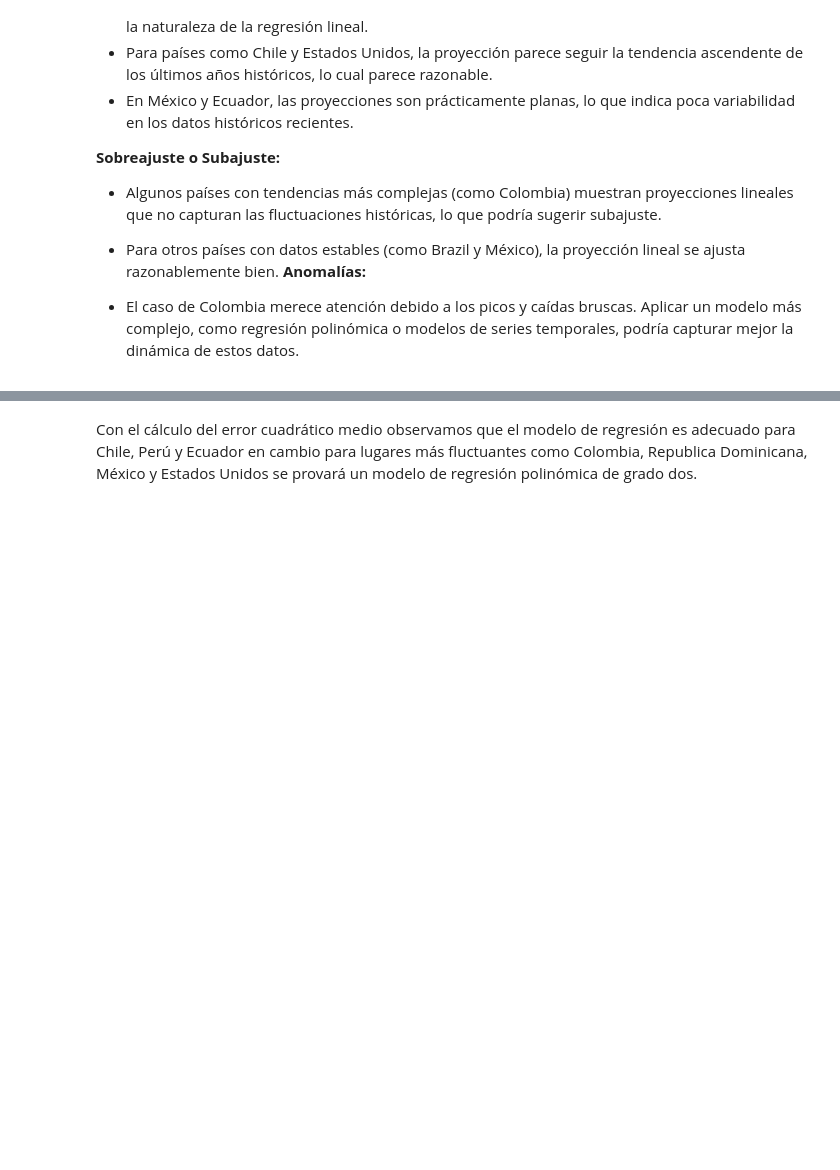
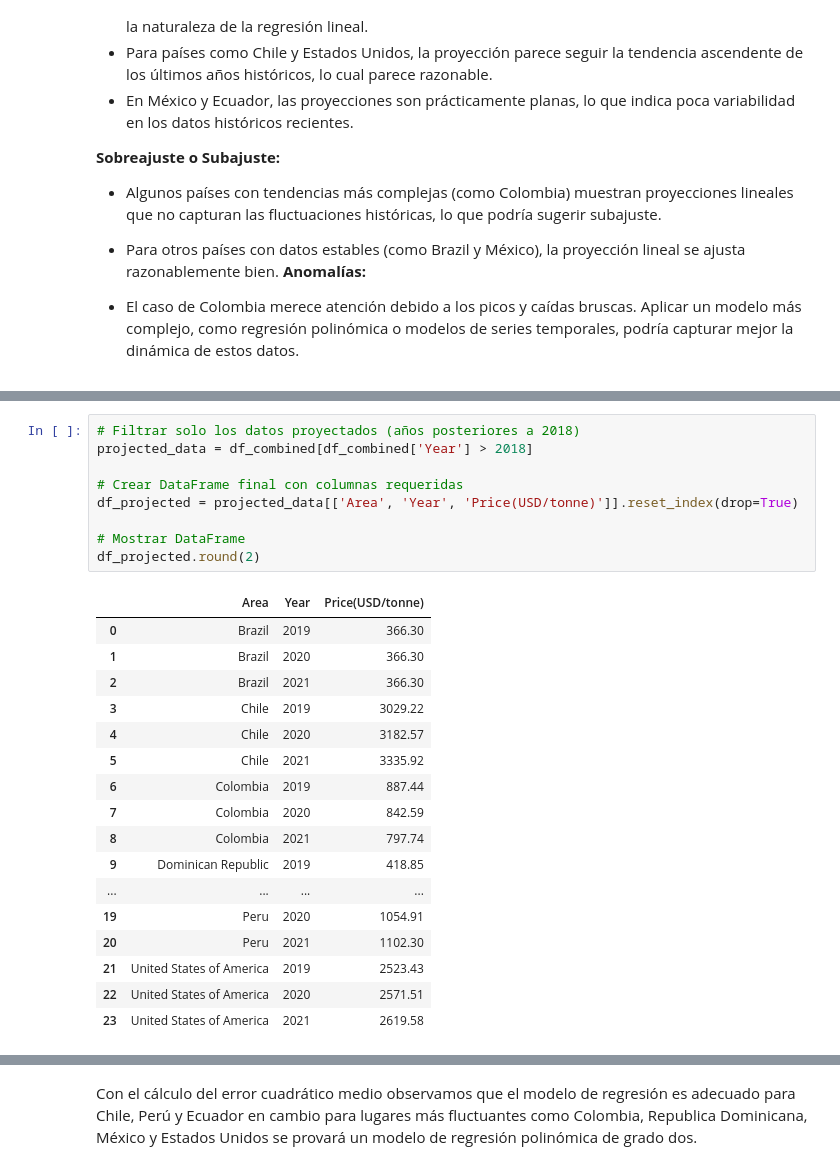
Before and after one commit to Julix4/AvoEconomics, a Jupyter notebook: Proveedores-analisis.ipynb, the cells around one changed output, grey strips where cells are left out. Saved outputs shown, nothing was run; the diff lists cells and outputs as text; blank space fills up the shorter version.

```diff
--- a/Proveedores-analisis.ipynb
+++ b/Proveedores-analisis.ipynb
@@ -468,6 +486,33 @@ plt.tight_layout(rect=[0, 0, 1, 0.96])
 plt.show()
 # %% [output]
 [figure]
+# %%
+# Filtrar solo los datos proyectados (años posteriores a 2018)
+projected_data = df_combined[df_combined['Year'] > 2018]
+
+# Crear DataFrame final con columnas requeridas
+df_projected = projected_data[['Area', 'Year', 'Price(USD/tonne)']].reset_index(drop=True)
+
+# Mostrar DataFrame
+df_projected.round(2)
+# %% [output]
+|  | Area | Year | Price(USD/tonne) |
+| 0 | Brazil | 2019 | 366.30 |
+| 1 | Brazil | 2020 | 366.30 |
+| 2 | Brazil | 2021 | 366.30 |
+| 3 | Chile | 2019 | 3029.22 |
+| 4 | Chile | 2020 | 3182.57 |
+| 5 | Chile | 2021 | 3335.92 |
+| 6 | Colombia | 2019 | 887.44 |
+| 7 | Colombia | 2020 | 842.59 |
+| 8 | Colombia | 2021 | 797.74 |
+| 9 | Dominican Republic | 2019 | 418.85 |
+| ... | ... | ... | ... |
+| 19 | Peru | 2020 | 1054.91 |
+| 20 | Peru | 2021 | 1102.30 |
+| 21 | United States of America | 2019 | 2523.43 |
+| 22 | United States of America | 2020 | 2571.51 |
+| 23 | United States of America | 2021 | 2619.58 |
 # %%
 from sklearn.metrics import r2_score
 
```
Also changed, not shown: parts of 8 cells of this notebook, 14 other files.
